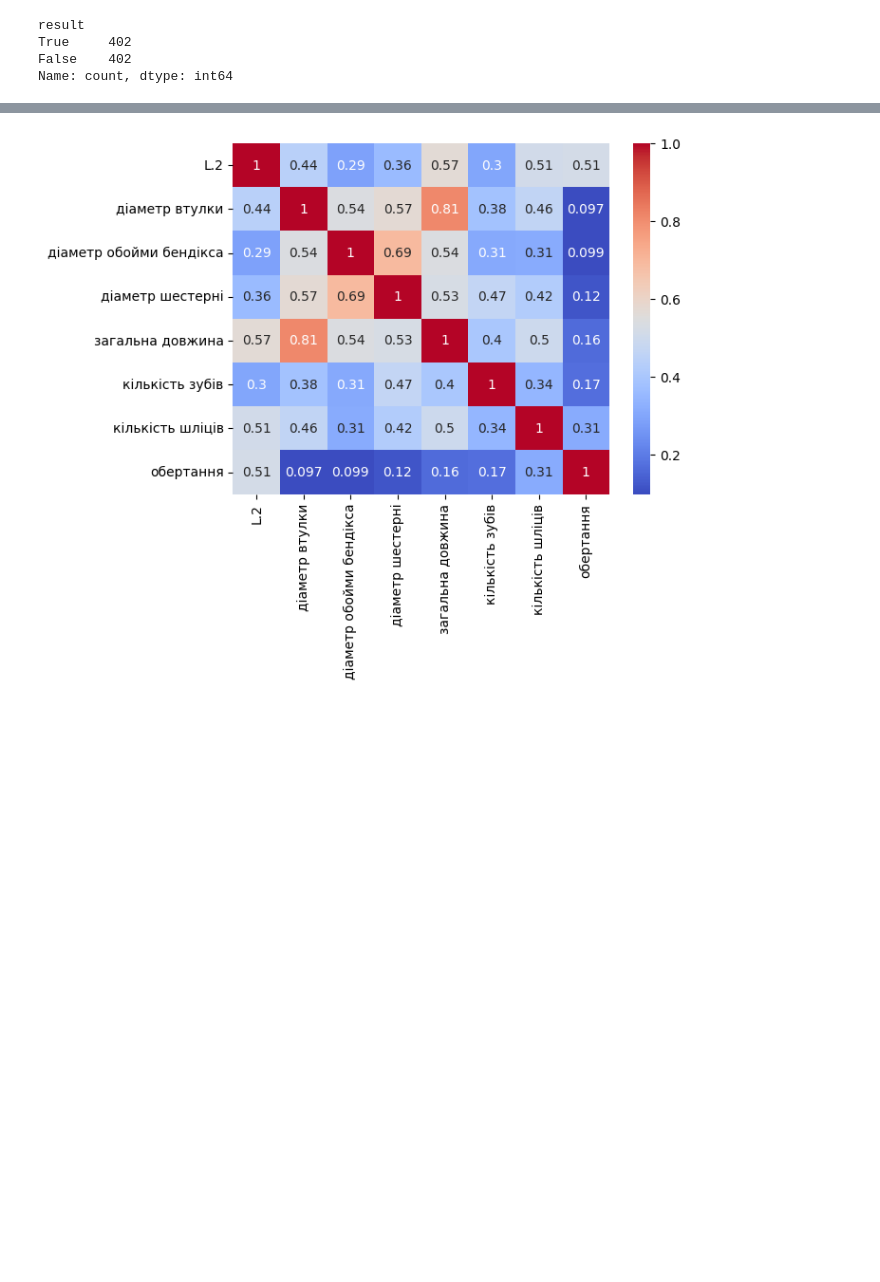
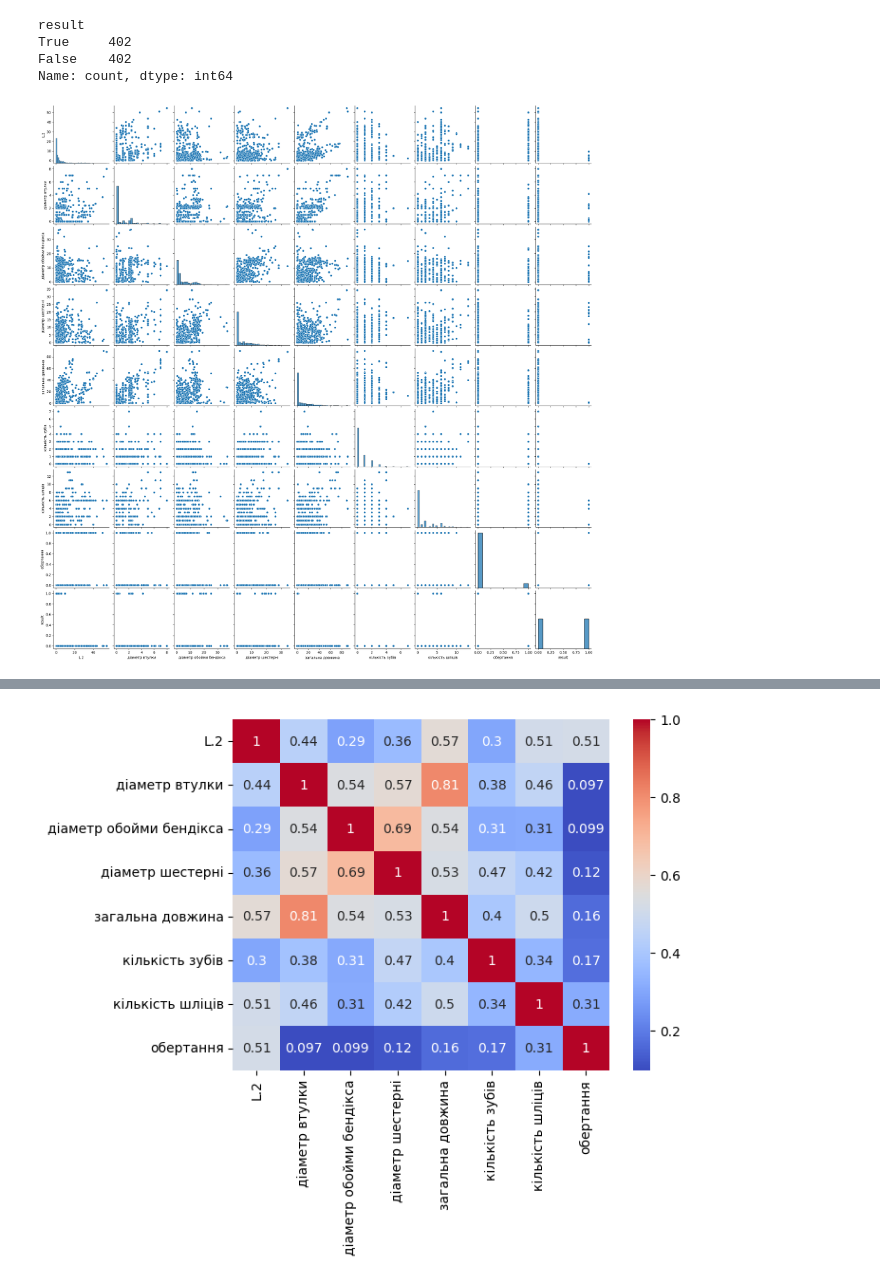
Before and after one commit to KonstantinKozhemiakin/ProjectDetectCross, a Jupyter notebook: project.ipynb, the cells around one changed output, grey strips where cells are left out. Saved outputs shown, nothing was run; the diff lists cells and outputs as text; code cells hidden in the pictures; blank space fills up the shorter version.

```diff
--- a/project.ipynb
+++ b/project.ipynb
@@ -375,3 +376,8 @@ result
 True     402
 False    402
 Name: count, dtype: int64
+# %%
+sns.pairplot(data)
+plt.show()
+# %% [output]
+[figure, added]
```
Also changed, not shown: parts of 2 cells of this notebook.
